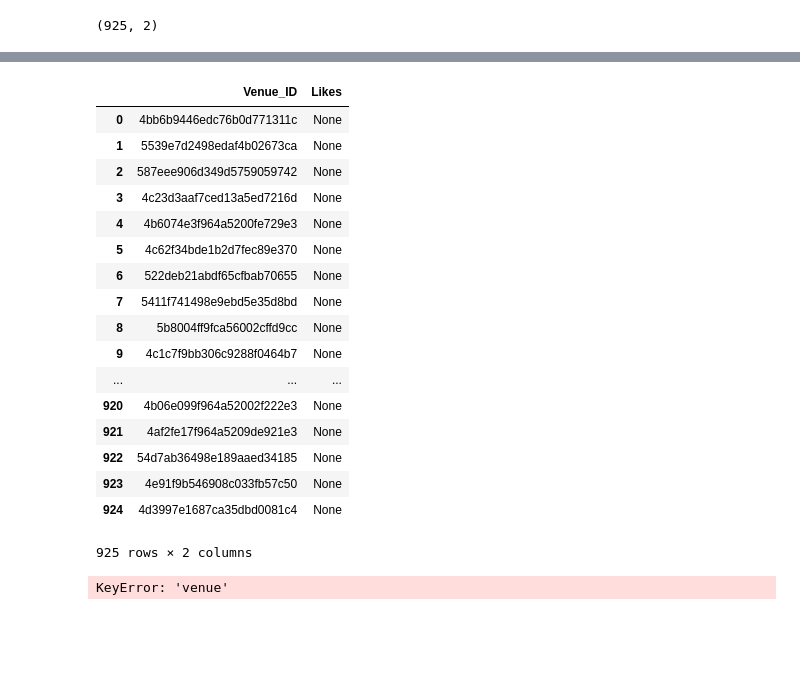
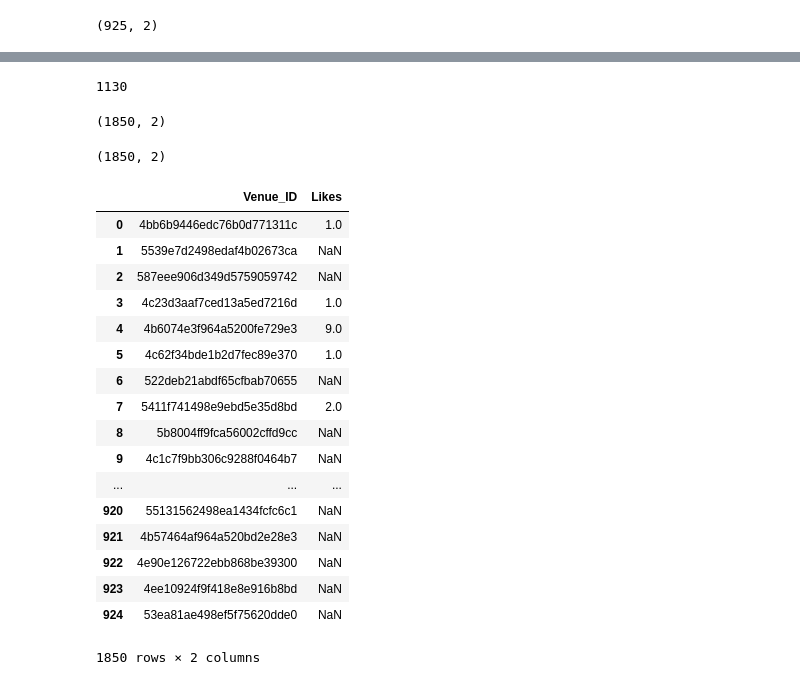
Before and after one commit to benjamin-weller/DataCapstone, a Jupyter notebook: Lunch Options.ipynb, the cells around one changed output, grey strips where cells are left out. Saved outputs shown, nothing was run; the diff lists cells and outputs as text; code cells hidden in the pictures; blank space fills up the shorter version.

```diff
--- a/Lunch Options.ipynb
+++ b/Lunch Options.ipynb
@@ -111,21 +181,0 @@ partial_venues.head()
-# %%
-partial_venues[partial_venues["Likes"] != None]
-# %% [output]
-|  | Venue_ID | Likes |
-| 0 | 4bb6b9446edc76b0d771311c | None |
-| 1 | 5539e7d2498edaf4b02673ca | None |
-| 2 | 587eee906d349d5759059742 | None |
-| 3 | 4c23d3aaf7ced13a5ed7216d | None |
-| 4 | 4b6074e3f964a5200fe729e3 | None |
-| 5 | 4c62f34bde1b2d7fec89e370 | None |
-| 6 | 522deb21abdf65cfbab70655 | None |
-| 7 | 5411f741498e9ebd5e35d8bd | None |
-| 8 | 5b8004ff9fca56002cffd9cc | None |
-| 9 | 4c1c7f9bb306c9288f0464b7 | None |
-| ... | ... | ... |
-| 920 | 4b06e099f964a52002f222e3 | None |
-| 921 | 4af2fe17f964a5209de921e3 | None |
-| 922 | 54d7ab36498e189aaed34185 | None |
-| 923 | 4e91f9b546908c033fb57c50 | None |
-| 924 | 4d3997e1687ca35dbd0081c4 | None |
-925 rows × 2 columns
@@ -134,2 +184,38 @@ partial_venues.to_excel(r"C:\Users\BenjaminWeller\Documents\Projects\Notebook\pa
+# %%
+remaining_toronto_venues.shape[0]
+# %% [output]
+1130
+# %%
+if remaining_toronto_venues.shape[0] > 0:
+    new_partial_venues = get_likes(remaining_toronto_venues["Venue_ID"])
+    new_partial_venues = pd.concat([partial_venues,new_partial_venues])
+    print(new_partial_venues.shape)
+    new_partial_venues.to_excel(r"partial_venues.xlsx")
+else:
+    print("Looks like you've got all the venues")
+# %% [output]
+(1850, 2)
 # %%
-partial_venues = pd.read_excel(r"C:\Users\BenjaminWeller\Documents\Projects\Notebook\partial_venues.xlsx")
+partial_venues = pd.read_excel("partial_venues.xlsx")
+print(partial_venues.shape)
+partial_venues
+# %% [output]
+(1850, 2)
+|  | Venue_ID | Likes |
+| 0 | 4bb6b9446edc76b0d771311c | 1.0 |
+| 1 | 5539e7d2498edaf4b02673ca | NaN |
+| 2 | 587eee906d349d5759059742 | NaN |
+| 3 | 4c23d3aaf7ced13a5ed7216d | 1.0 |
+| 4 | 4b6074e3f964a5200fe729e3 | 9.0 |
+| 5 | 4c62f34bde1b2d7fec89e370 | 1.0 |
+| 6 | 522deb21abdf65cfbab70655 | NaN |
+| 7 | 5411f741498e9ebd5e35d8bd | 2.0 |
+| 8 | 5b8004ff9fca56002cffd9cc | NaN |
+| 9 | 4c1c7f9bb306c9288f0464b7 | NaN |
+| ... | ... | ... |
+| 920 | 55131562498ea1434fcfc6c1 | NaN |
+| 921 | 4b57464af964a520bd2e28e3 | NaN |
+| 922 | 4e90e126722ebb868be39300 | NaN |
+| 923 | 4ee10924f9f418e8e916b8bd | NaN |
+| 924 | 53ea81ae498ef5f75620dde0 | NaN |
+1850 rows × 2 columns
@@ -143,4 +221,0 @@ toronto_venues = getNearbyVenues(names=new_df['Postcode'],
-# %%
-yolo_df = get_likes(toronto_venues["Venue_ID"])
-# %% [output]
-KeyError: 'venue'
```
Also changed, not shown: parts of 18 cells of this notebook, 3 other files.
